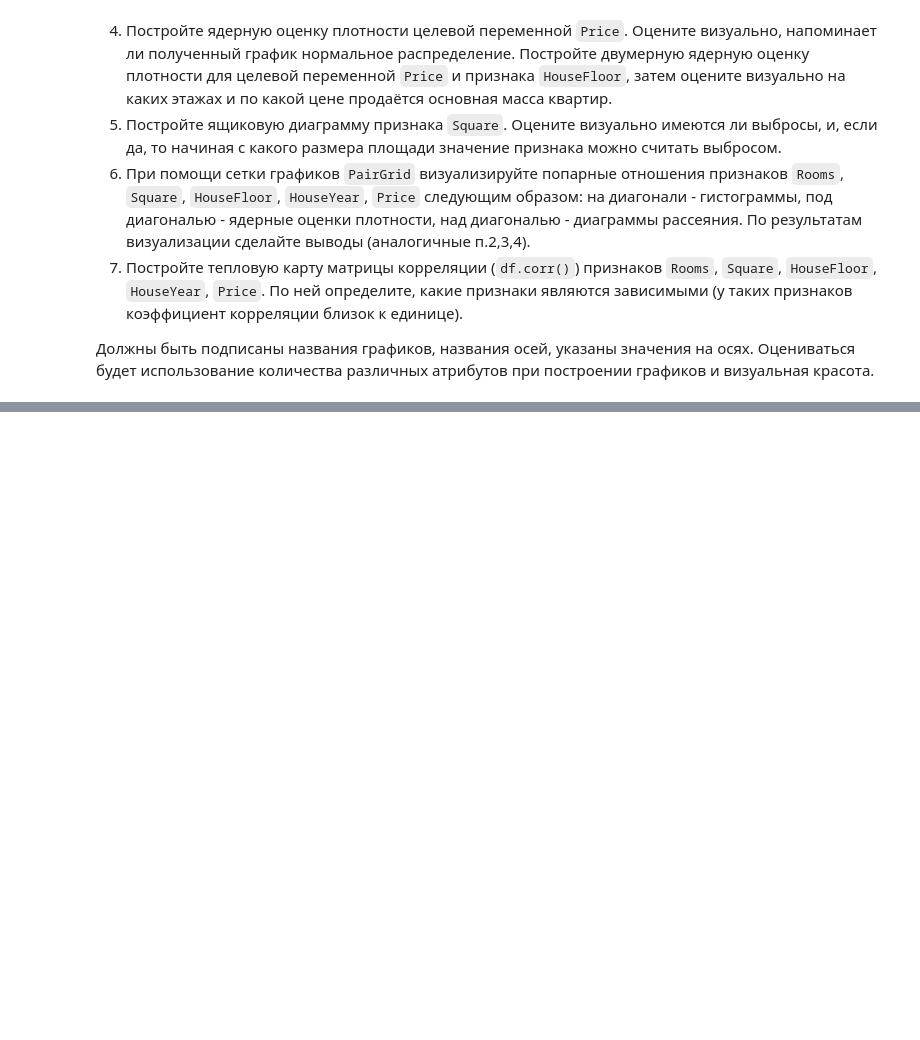
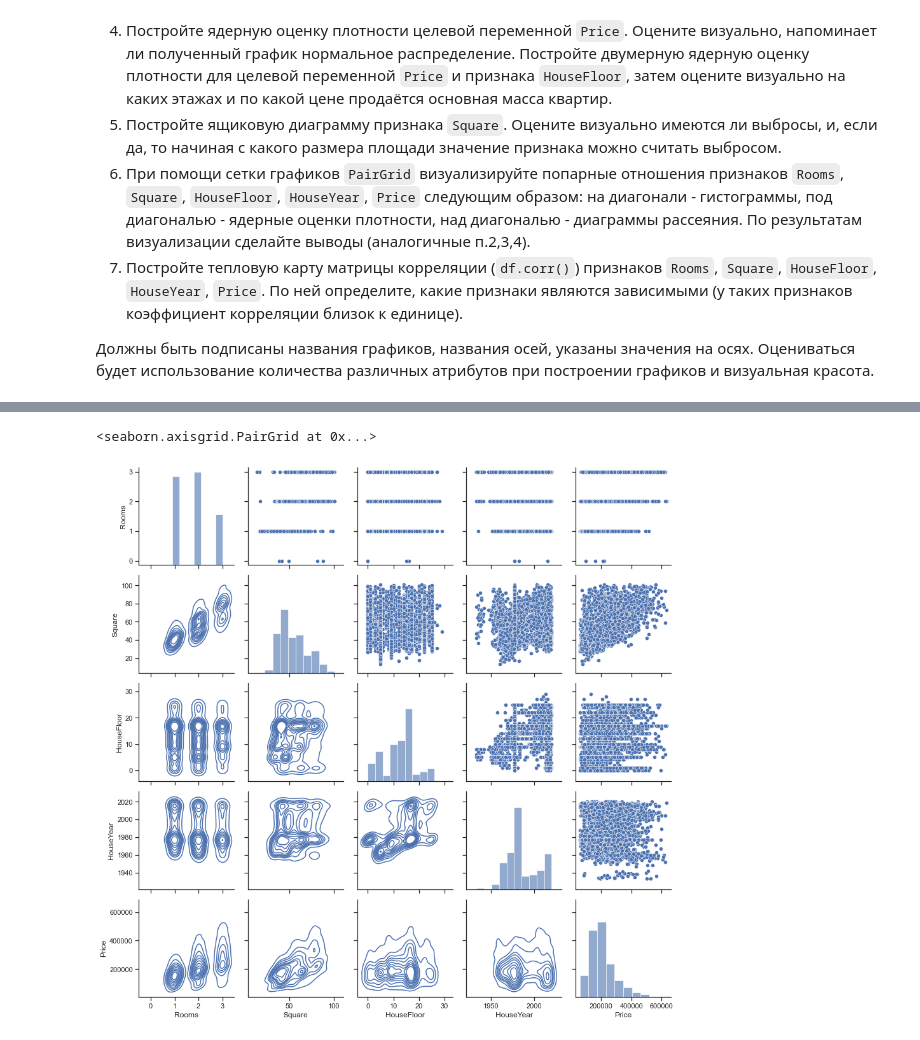
Before and after one commit to nik-boop/ML_course, a Jupyter notebook: MyWork/ML0.4_matplotlib/ML0.4_matplotlib.ipynb, the cells around one changed output, grey strips where cells are left out. Drawn from its saved outputs; the diff is of its cells as text; code cells hidden in the pictures; blank space fills up the shorter version.

```diff
--- a/MyWork/ML0.4_matplotlib/ML0.4_matplotlib.ipynb
+++ b/MyWork/ML0.4_matplotlib/ML0.4_matplotlib.ipynb
@@ -96,0 +164,26 @@ plt.show()
+# %%
+from cProfile import label
+import seaborn as sns
+
+df_copy = df.copy()
+
+data = ["Rooms","Square","HouseFloor","HouseYear"]
+
+for column in data:
+    q1 = df_copy[column].quantile(q=0.25)
+    q3 = df_copy[column].quantile(q=0.75)
+
+    iqr = q3 - q1
+
+    df_copy.drop(index=df_copy[(df_copy[column]<(q1-1.5*iqr))|(df_copy[column]>(q3+1.5*iqr))].index, inplace=True)
+
+
+sns.set(style="ticks")
+
+g = sns.PairGrid(data=df_copy[["Rooms", "Square", "HouseFloor", "HouseYear", "Price"]])
+g.map_upper(sns.scatterplot)
+g.map_diag(plt.hist, alpha=0.6)
+g.map_lower(sns.kdeplot)
+# %% [output]
+<seaborn.axisgrid.PairGrid at 0x...>
+[figure, added]
```
Also changed, not shown: parts of 8 cells of this notebook.
